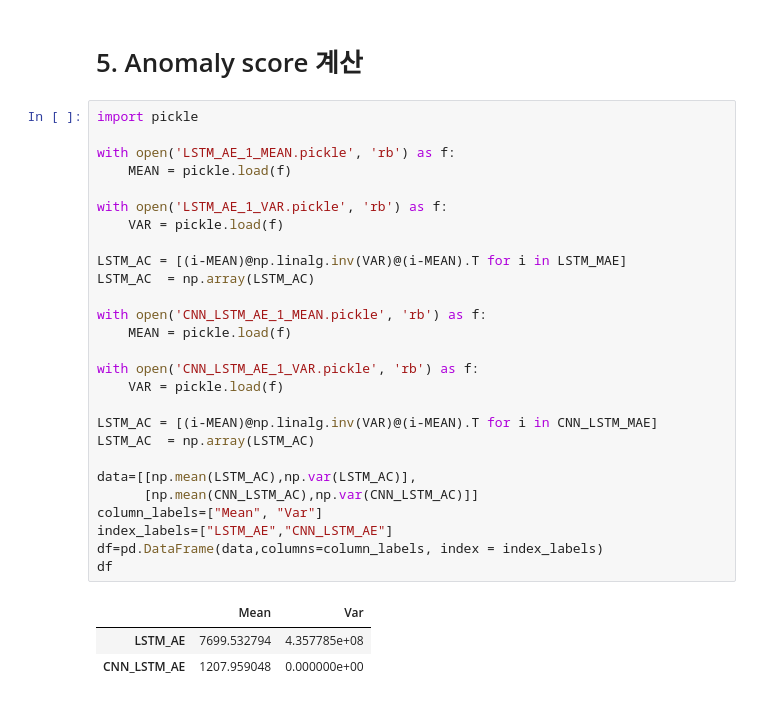
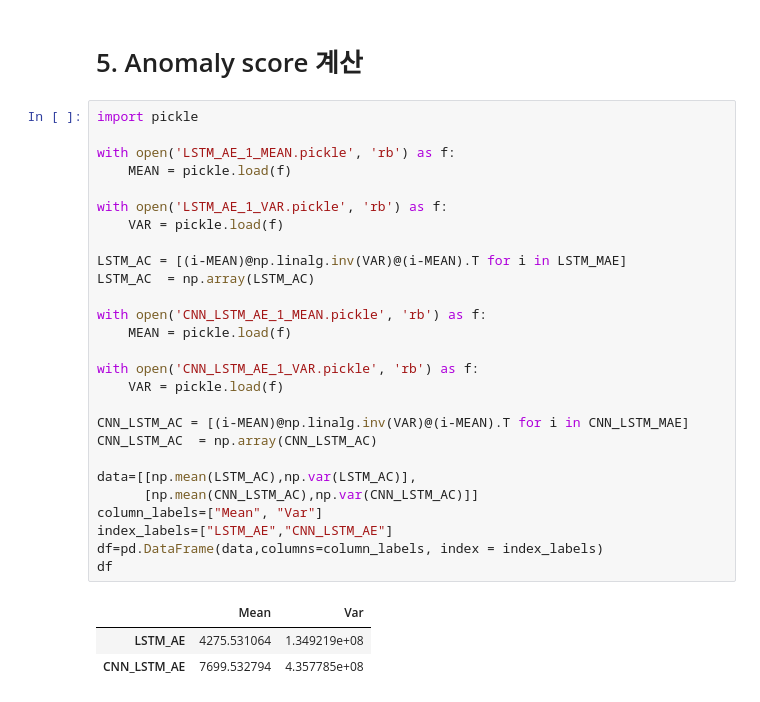
Before and after one commit to JoonHyun814/Screw_aircompressor_PHM, a Jupyter notebook: test_AE model.ipynb, the cells around one changed output. Cells and saved outputs as stored; diff of their text form.

```diff
--- a/test_AE model.ipynb
+++ b/test_AE model.ipynb
@@ -129,31 +129,31 @@ df
 # %%
 import pickle
 
 with open('LSTM_AE_1_MEAN.pickle', 'rb') as f:
     MEAN = pickle.load(f)
 
 with open('LSTM_AE_1_VAR.pickle', 'rb') as f:
     VAR = pickle.load(f)
 
 LSTM_AC = [(i-MEAN)@np.linalg.inv(VAR)@(i-MEAN).T for i in LSTM_MAE]
 LSTM_AC  = np.array(LSTM_AC)
 
 with open('CNN_LSTM_AE_1_MEAN.pickle', 'rb') as f:
     MEAN = pickle.load(f)
 
 with open('CNN_LSTM_AE_1_VAR.pickle', 'rb') as f:
     VAR = pickle.load(f)
 
-LSTM_AC = [(i-MEAN)@np.linalg.inv(VAR)@(i-MEAN).T for i in CNN_LSTM_MAE]
-LSTM_AC  = np.array(LSTM_AC)
+CNN_LSTM_AC = [(i-MEAN)@np.linalg.inv(VAR)@(i-MEAN).T for i in CNN_LSTM_MAE]
+CNN_LSTM_AC  = np.array(CNN_LSTM_AC)
 
 data=[[np.mean(LSTM_AC),np.var(LSTM_AC)],
       [np.mean(CNN_LSTM_AC),np.var(CNN_LSTM_AC)]]
 column_labels=["Mean", "Var"]
 index_labels=["LSTM_AE","CNN_LSTM_AE"]
 df=pd.DataFrame(data,columns=column_labels, index = index_labels)
 df
 # %% [output]
 |  | Mean | Var |
-| LSTM_AE | 7699.532794 | 4.357785e+08 |
-| CNN_LSTM_AE | 1207.959048 | 0.000000e+00 |
+| LSTM_AE | 4275.531064 | 1.349219e+08 |
+| CNN_LSTM_AE | 7699.532794 | 4.357785e+08 |
```
